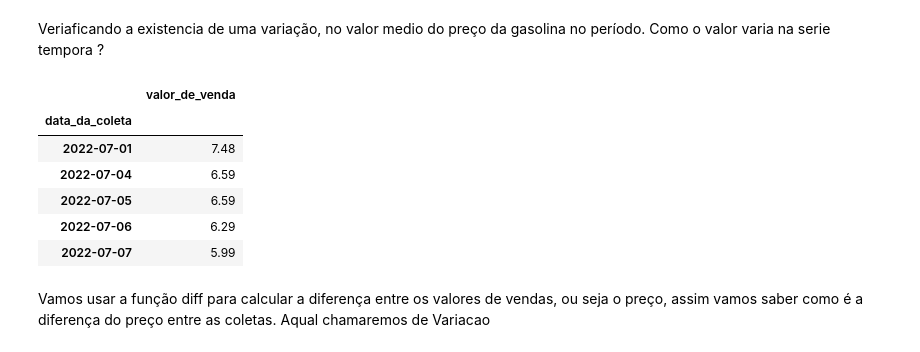
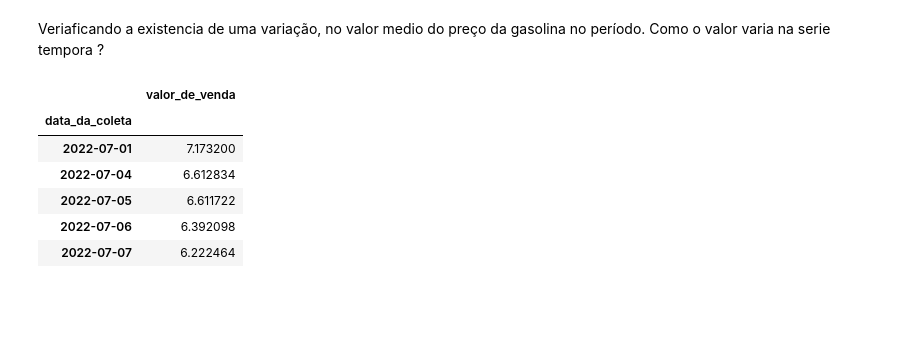
Before and after one commit to lucasCanella/Projeto-modulo-4, a Jupyter notebook: Projeto_módulo_4_Squad_6.ipynb, the cells around one changed output. Cells and saved outputs as stored; diff of their text form; code cells hidden in the pictures; blank space fills up the shorter version.

```diff
--- a/Projeto_módulo_4_Squad_6.ipynb
+++ b/Projeto_módulo_4_Squad_6.ipynb
@@ -766,18 +766,15 @@ Fazendo uma breve pesquisa, descobrimos que as três bandeiras que oferecem maio
 ### **11. Extra - Variação do preço medio da gasolina**
 # %% [markdown]
 Veriaficando a existencia de uma variação, no valor medio do preço da gasolina no período. Como o valor varia na serie tempora ?
-# %%
-dados_gasolina = dados.query("produto == 'GASOLINA'")
-dados_valor_medio_gasolina = dados_gasolina.groupby("data_da_coleta").median()
-dados_valor_medio_gasolina.head()
-# %% [output]
-|  | valor_de_venda |
-| data_da_coleta |  |
-| 2022-07-01 | 7.48 |
-| 2022-07-04 | 6.59 |
-| 2022-07-05 | 6.59 |
-| 2022-07-06 | 6.29 |
-| 2022-07-07 | 5.99 |
-# %% [markdown]
-Vamos usar a função diff para calcular a diferença entre os valores de vendas, ou seja o preço, assim vamos saber como é a diferença do preço entre as coletas.
-Aqual chamaremos de Variacao
+# %%
+dados_gasolina = dados.query("produto == 'GASOLINA'")
+dados_valor_medio_gasolina = dados_gasolina.groupby("data_da_coleta").mean()
+dados_valor_medio_gasolina.head()
+# %% [output]
+|  | valor_de_venda |
+| data_da_coleta |  |
+| 2022-07-01 | 7.173200 |
+| 2022-07-04 | 6.612834 |
+| 2022-07-05 | 6.611722 |
+| 2022-07-06 | 6.392098 |
+| 2022-07-07 | 6.222464 |
```
Also changed, not shown: parts of 16 cells of this notebook.
